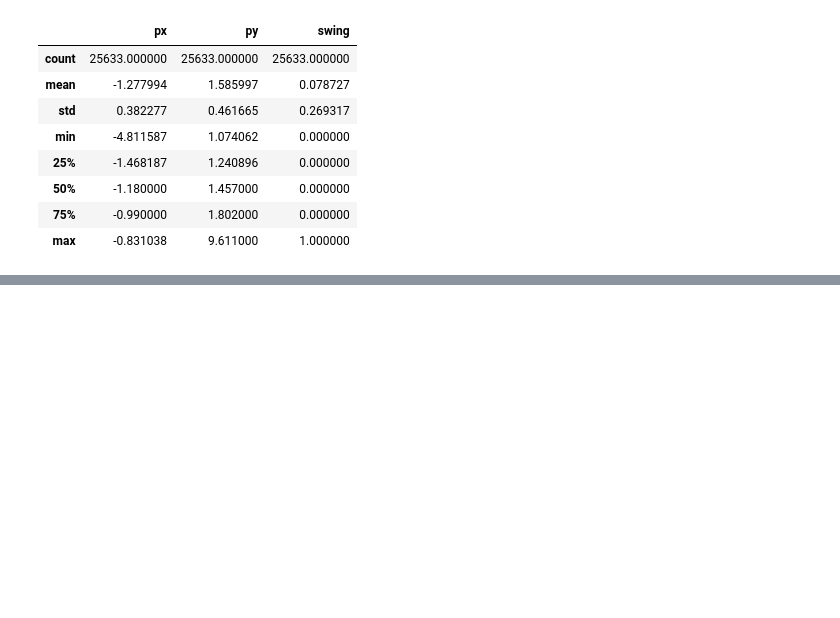
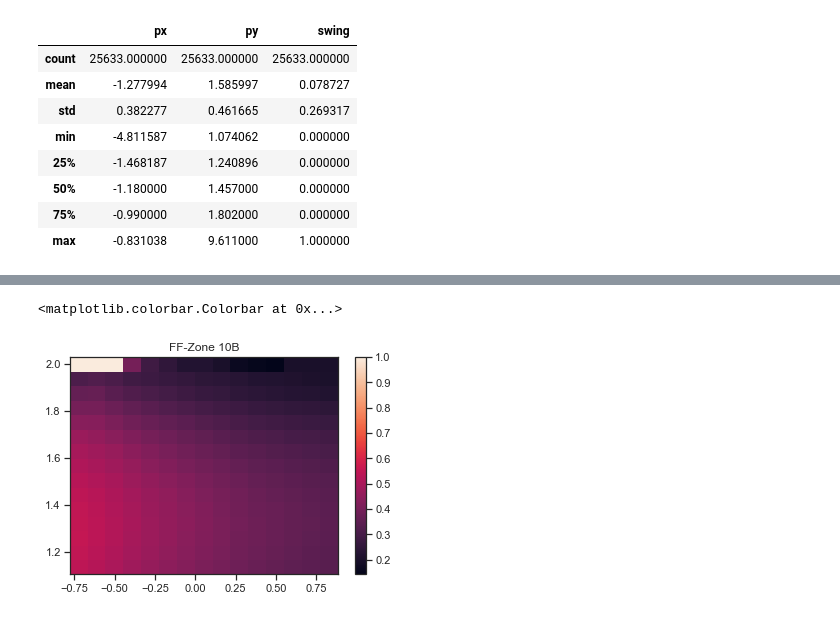
Before and after one commit to everwitt7/PitcherPolicy, a Jupyter notebook: data-cleaning/visualizing-cutoffs/find_obv_cutoffs.ipynb, the cells around one changed output, grey strips where cells are left out. Saved outputs shown, nothing was run; the diff lists cells and outputs as text; code cells hidden in the pictures; blank space fills up the shorter version.

```diff
--- a/data-cleaning/visualizing-cutoffs/find_obv_cutoffs.ipynb
+++ b/data-cleaning/visualizing-cutoffs/find_obv_cutoffs.ipynb
@@ -281,0 +192,35 @@ fig.colorbar(c, ax=ax)
+# %%
+#zone comparisons for each pitch will be the same
+#coords of 10b
+filt = ff['obv_zone'] == '10b'
+z = ff.loc[filt, ['px', 'py', 'swing']]
+
+#I only want the cumulative density of the y axis
+
+#could have like 16 SUBPLOTS
+num_points = 16
+xx = np.linspace(-0.831, 0.830, num_points)
+yy = np.linspace(1.074, 2, num_points)
+xx = np.delete(xx, 0)
+yy = np.delete(yy, 0)
+# %%
+def calc_swing_pct(x_r, y_r, df):
+    swing_pct = np.zeros((x_r.shape[0],y_r.shape[0]))
+    for i, vx in enumerate(x_r):
+        for j, vy in enumerate(y_r):
+            filt = (df['px'] > vx) & (df['py'] < vy)
+            pitches = df.loc[filt]
+            swing_pct[i][j] = pitches['swing'].sum()/pitches['swing'].count()
+
+    return swing_pct
+
+swing_pct = calc_swing_pct(xx, yy, z)
+# %%
+#this does not tell us how many pitches are in the ball zone - whether the cutoff makes sense
+fig, ax = plt.subplots()
+c = ax.pcolor(xx, yy, swing_pct, shading='auto')
+ax.set_title('FF-Zone 10B')
+fig.colorbar(c, ax=ax)
+# %% [output]
+<matplotlib.colorbar.Colorbar at 0x...>
+[figure, added]
```
Also changed, not shown: parts of 27 cells of this notebook.
